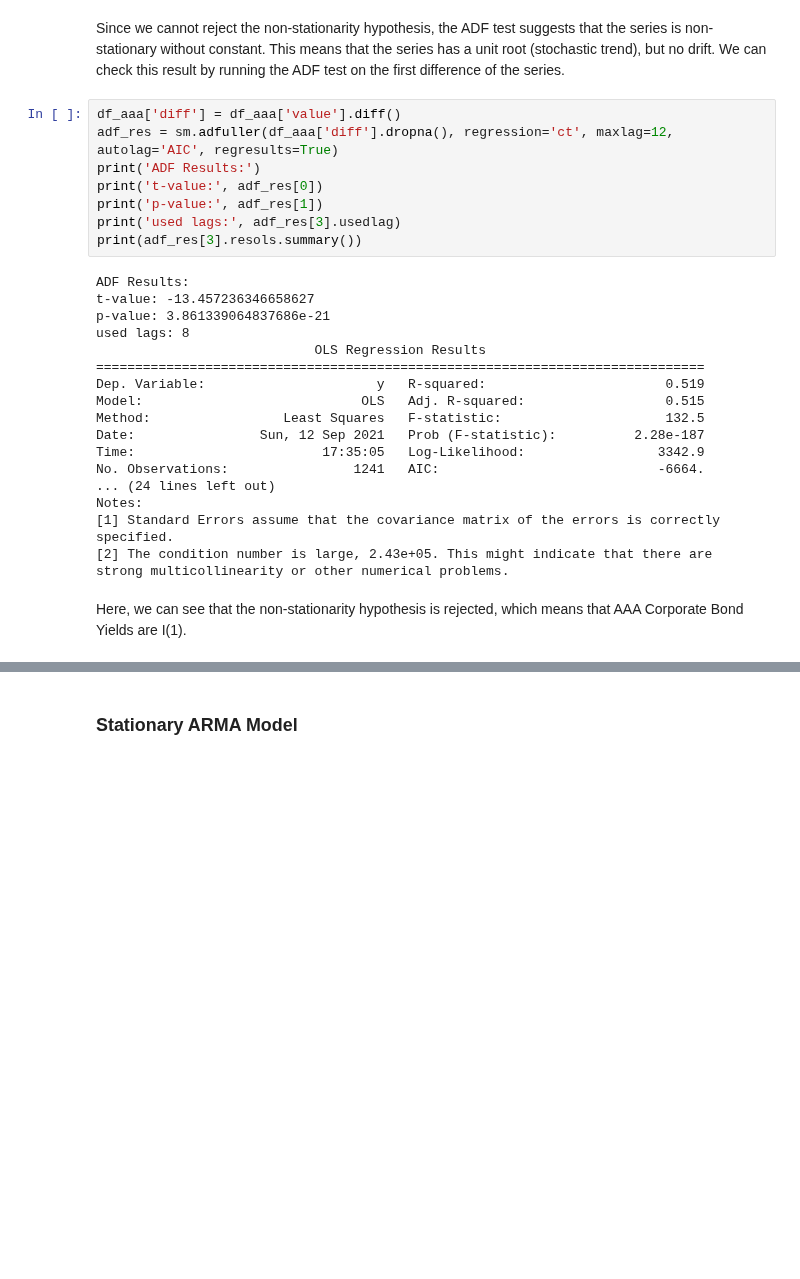
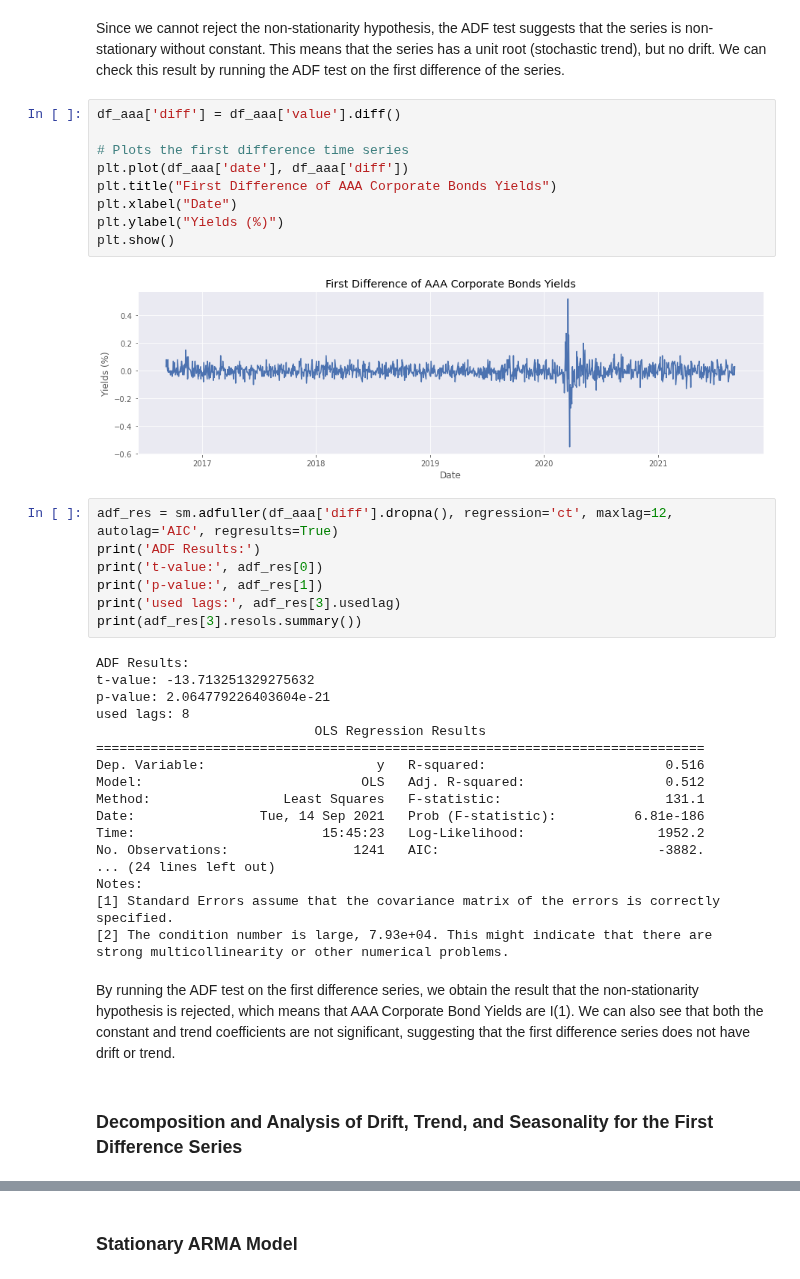
Before and after one commit to daniel-deutsch/FTD, a Jupyter notebook: Econometrics/EA1/main.ipynb, the cells around one changed output, grey strips where cells are left out. Cells and saved outputs as stored; diff of their text form; blank space fills up the shorter version.

```diff
--- a/Econometrics/EA1/main.ipynb
+++ b/Econometrics/EA1/main.ipynb
@@ -217,8 +145,18 @@ Notes:
 [2] Standard Errors assume that the covariance matrix of the errors is correctly specified.
 # %% [markdown]
 Since we cannot reject the non-stationarity hypothesis, the ADF test suggests that the series is non-stationary without constant. This means that the series has a unit root (stochastic trend), but no drift. We can check this result by running the ADF test on the first difference of the series.
+# %%
+df_aaa['diff'] = df_aaa['value'].diff()
+
+# Plots the first difference time series
+plt.plot(df_aaa['date'], df_aaa['diff'])
+plt.title("First Difference of AAA Corporate Bonds Yields")
+plt.xlabel("Date")
+plt.ylabel("Yields (%)")
+plt.show()
+# %% [output]
+[figure, added]
 # %%
-df_aaa['diff'] = df_aaa['value'].diff()
 adf_res = sm.adfuller(df_aaa['diff'].dropna(), regression='ct', maxlag=12, autolag='AIC', regresults=True)
 print('ADF Results:')
 print('t-value:', adf_res[0])
@@ -227,21 +165,23 @@ print('used lags:', adf_res[3].usedlag)
 print(adf_res[3].resols.summary())
 # %% [output]
 ADF Results:
-t-value: -13.457236346658627
-p-value: 3.861339064837686e-21
+t-value: -13.713251329275632
+p-value: 2.064779226403604e-21
 used lags: 8
                             OLS Regression Results
 ==============================================================================
-Dep. Variable:                      y   R-squared:                       0.519
-Model:                            OLS   Adj. R-squared:                  0.515
-Method:                 Least Squares   F-statistic:                     132.5
-Date:                Sun, 12 Sep 2021   Prob (F-statistic):          2.28e-187
-Time:                        17:35:05   Log-Likelihood:                 3342.9
-No. Observations:                1241   AIC:                            -6664.
+Dep. Variable:                      y   R-squared:                       0.516
+Model:                            OLS   Adj. R-squared:                  0.512
+Method:                 Least Squares   F-statistic:                     131.1
+Date:                Tue, 14 Sep 2021   Prob (F-statistic):          6.81e-186
+Time:                        15:45:23   Log-Likelihood:                 1952.2
+No. Observations:                1241   AIC:                            -3882.
 ... (24 lines left out)
 Notes:
 [1] Standard Errors assume that the covariance matrix of the errors is correctly specified.
-[2] The condition number is large, 2.43e+05. This might indicate that there are
+[2] The condition number is large, 7.93e+04. This might indicate that there are
 strong multicollinearity or other numerical problems.
 # %% [markdown]
-Here, we can see that the non-stationarity hypothesis is rejected, which means that AAA Corporate Bond Yields are I(1).
+By running the ADF test on the first difference series, we obtain the result that the non-stationarity hypothesis is rejected, which means that AAA Corporate Bond Yields are I(1). We can also see that both the constant and trend coefficients are not significant, suggesting that the first difference series does not have drift or trend.
+# %% [markdown]
+### Decomposition and Analysis of Drift, Trend, and Seasonality for the First Difference Series
```
Also changed, not shown: parts of 32 cells of this notebook, 1 other file.
